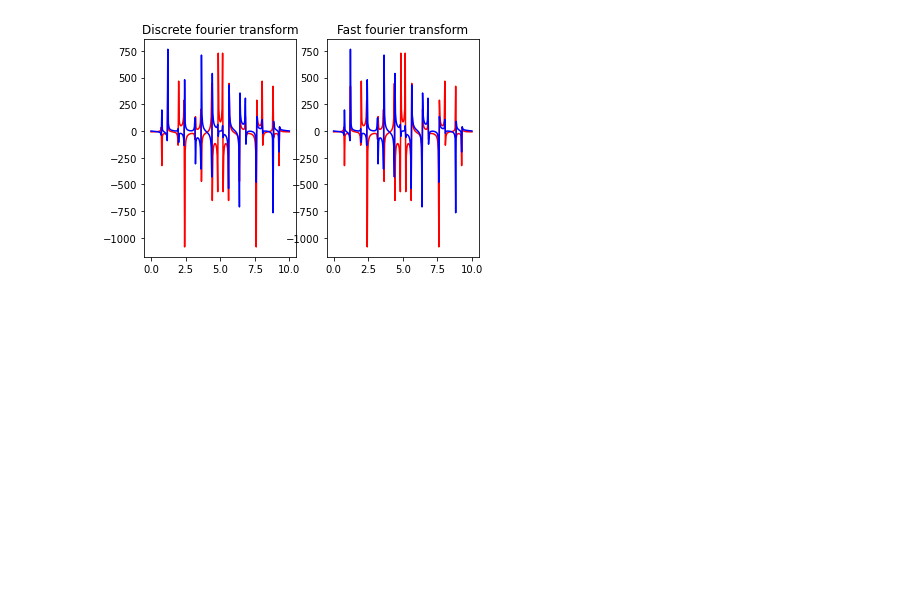
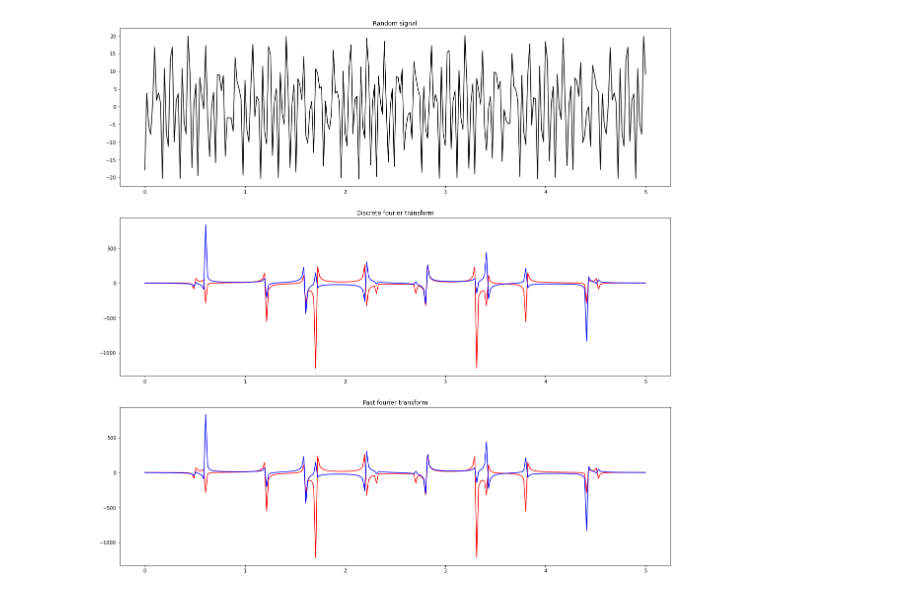
Before and after one commit to MazanYan/RTSLabs2.X, a Jupyter notebook: labworks.ipynb, the cells around one changed output. Saved outputs shown, nothing was run; the diff lists cells and outputs as text; code cells hidden in the pictures; blank space fills up the shorter version.

Commit message:
Fixed variant and added random signal plot

```diff
--- a/labworks.ipynb
+++ b/labworks.ipynb
@@ -1,9 +1,10 @@
 # %%
 import random as r
+import math as m
 
 def generate_random_signal(max_omega, harmonics):
     amplitudes = [r.randint(0, 10) for _ in range(harmonics)]
-    phases = [r.random() * 2 * m.pi for _ in range(harmonics)]
+    phases = [r.random() * 2 * np.pi for _ in range(harmonics)]
 
     def s(t):
         x = 0
@@ -39,27 +40,28 @@ def fft(values):
 # %%
 import matplotlib.pyplot as plt
 
 signal = generate_random_signal(2000, 8)
-t = np.linspace(0, 10, 256)
+t = np.linspace(0, 5, 256)
 x = signal(t)
 x_dft = dft(x)
 x_fft = fft(x)
 
 x_dft_re = x_dft.real
 x_dft_im = x_dft.imag
 x_fft_re = x_fft.real
 x_fft_im = x_fft.imag
 
-_, (ax1, ax2) = plt.subplots(1, 2)
+_, (ax0, ax1, ax2) = plt.subplots(3, 1, figsize=(20,20))
+
+ax0.plot(t, x, 'k')
+ax0.set_title("Random signal")
 
 ax1.plot(t, x_dft_re, 'r', t, x_dft_im, 'b')
 ax1.set_title("Discrete fourier transform")
 
 ax2.plot(t, x_fft_re, 'r', t, x_fft_im, 'b')
 ax2.set_title("Fast fourier transform")
 
-
-
 plt.show()
 # %% [output]
-[figure, old version]
+[figure, new version]
```
Also changed, not shown: 1 other file.
